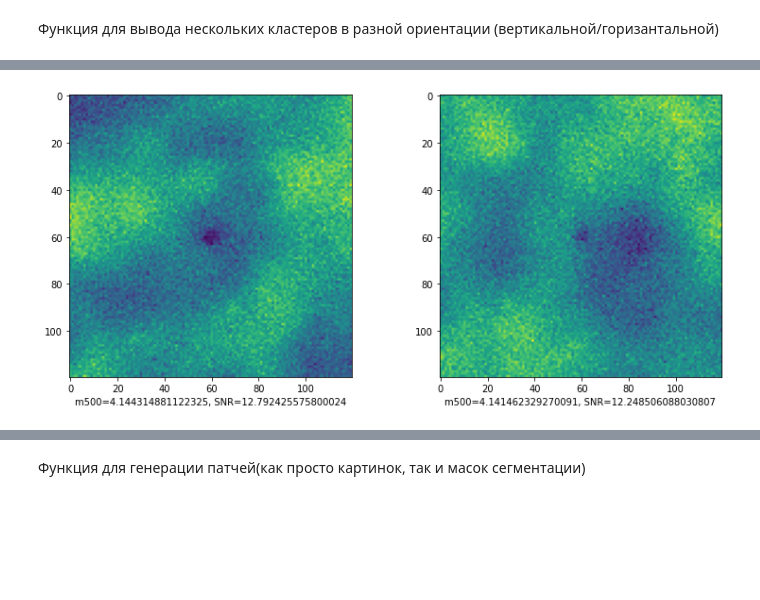
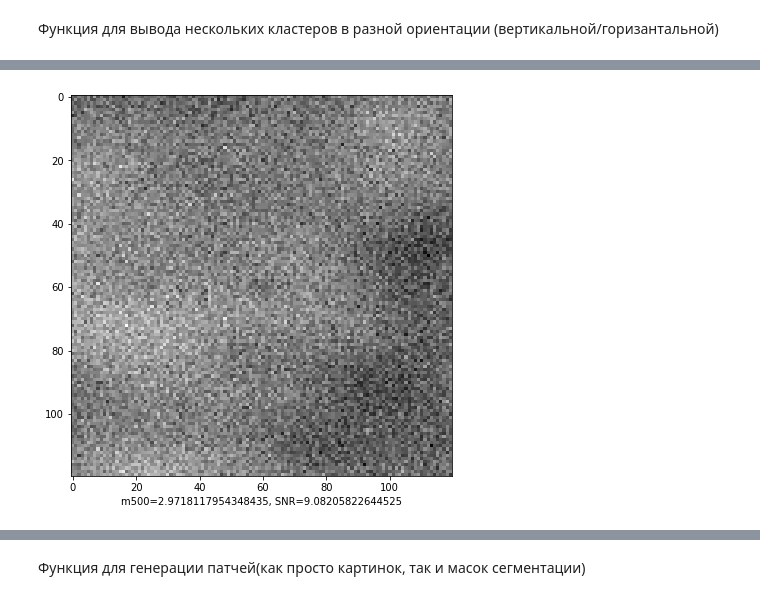
Before and after one commit to ivan-kapunin/segmentation_3_year, a Jupyter notebook: galaxyClustering.ipynb, the cells around one changed output, grey strips where cells are left out. Cells and saved outputs as stored; diff of their text form; code cells hidden in the pictures; blank space fills up the shorter version.

```diff
--- a/galaxyClustering.ipynb
+++ b/galaxyClustering.ipynb
@@ -77,3 +88,10 @@ for ind, glx in work_glx.iterrows():
+# %%
+def auto_contrast(img, norm=True):
+    diff = abs(np.max(img) - np.min(img))
+    if norm:
+        img = normalize(img)
+    alpha = max(1., 2/2200 * diff + 9/29)
+    return cv.convertScaleAbs(img, alpha=alpha)
 # %% [markdown]
 Функция для вывода только одного кластера
 # %%
@@ -92,18 +112,23 @@ def show_patch(id, width=1, fsize=6, cmap=None):
 # %% [markdown]
 Функция для вывода нескольких кластеров в разной ориентации (вертикальной/горизантальной)
 # %%
-def show_patches(glxs, is_vertical=True, width=1, cmap=None, fsize=15):
-    if is_vertical:
-        fig, axs = plt.subplots(len(glxs), 1, figsize=(fsize, fsize))
+def show_patches(fmap, glxs, is_vertical=True, width=1, cmap='viridis', fsize=15):
+    if len(glxs) == 1:
+        show_patch(fmap, glxs[0], width=width, cmap=cmap, fsize=fsize)
     else:
-        fig, axs = plt.subplots(1, len(glxs), figsize=(fsize, fsize))
-    for i, id in enumerate(glxs):
-        fig.tight_layout(pad=7)
-        ra, dec = df['ra'].iloc[id], df['dec'].iloc[id]
-        box = np.deg2rad([[dec-width/2.,ra-width/2.],[dec+width/2.,ra+width/2.]])
-        res = imap90[0].submap(box)
-        axs[i].set_xlabel("m500={}, SNR={}".format(df.loc[id]['m500'], df.loc[id]['snr']))
-        if cmap != None:
+        if is_vertical:
+            fig, axs = plt.subplots(len(glxs), 1, figsize=(fsize, fsize))
+        else:
+            fig, axs = plt.subplots(1, len(glxs), figsize=(fsize, fsize))
+        for i, id in enumerate(glxs):
+            fig.tight_layout(pad=4)
+            ra, dec = df['ra'].iloc[id], df['dec'].iloc[id]
+            box = np.deg2rad([[dec-width/2.,ra-width/2.],
+                              [dec+width/2.,ra+width/2.]])
+            res = fmap[0].submap(box)
+            res = auto_contrast(res)
+            axs[i].set_xlabel("m500={}, SNR={}, z={}".format(
+                round(df.loc[id]['m500'], 4),
+                round(df.loc[id]['snr'], 4),
+                round(df.loc[id]['z'], 4)))
             axs[i].imshow(res, cmap=cmap)
-        else:
-            axs[i].imshow(res)
@@ -114,5 +135,5 @@ show_patch(128, fsize=8)
-# %%
-show_patches([1993, 2000], False, fsize=12)
-# %% [output]
-[figure, removed]
+# %%
+show_patches(imap, [724], is_vertical=False, fsize=7, cmap='gray')
+# %% [output]
+[figure, added]
 # %%
```
Also changed, not shown: parts of 20 cells of this notebook.
